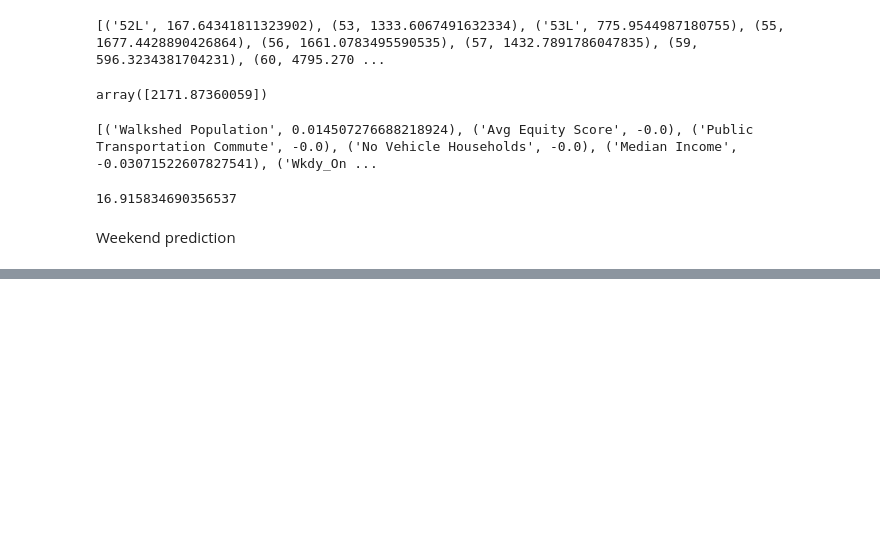
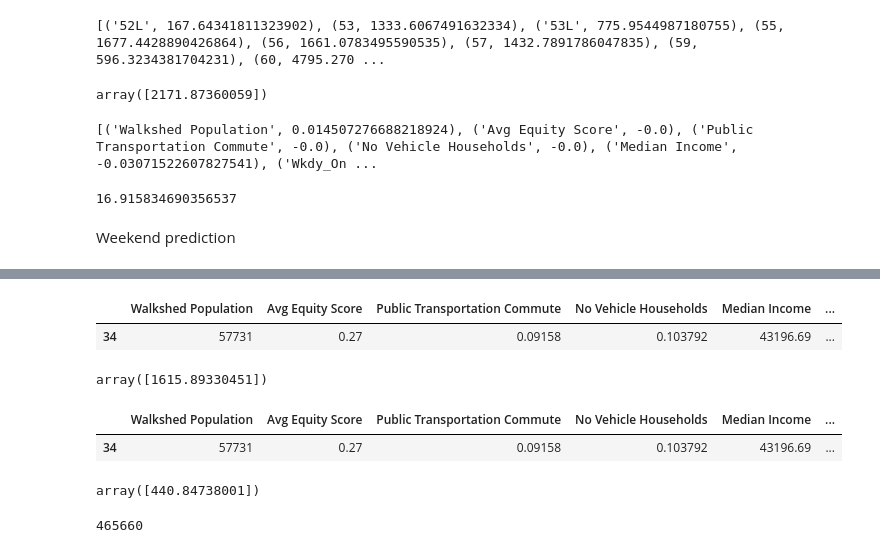
Before and after one commit to MattSamach/PPT_East_Busway, a Jupyter notebook: Notebooks/Ridership estimates.ipynb, the cells around one changed output, grey strips where cells are left out. Saved outputs shown, nothing was run; the diff lists cells and outputs as text; code cells hidden in the pictures; blank space fills up the shorter version.

```diff
--- a/Notebooks/Ridership estimates.ipynb
+++ b/Notebooks/Ridership estimates.ipynb
@@ -435,0 +493,44 @@ print( list(zip(wend_x.columns, enet_wend.coef_) ))
+# %%
+new_braddock_wkdy = wkdy_matrix_p7.copy()
+new_braddock_wkdy['Walkshed Population'] = 57731
+new_braddock_wkdy['Avg Equity Score'] = 0.27
+new_braddock_wkdy['Public Transportation Commute'] = 0.091579914
+new_braddock_wkdy['No Vehicle Households'] = 0.103791724
+new_braddock_wkdy['Median Income'] = 43196.69
+
+new_braddock_wkdy['Peak_Trips'] = 18
+new_braddock_wkdy['Weekday_Trips'] = 36
+new_braddock_wkdy['Wkdy_Peak_Hdwy'] = 20
+new_braddock_wkdy['Wkdy_Offpeak_Hdwy'] = 30
+new_braddock_wkdy['Peak_Runtime'] = 58/60.0
+new_braddock_wkdy['Offpeak_Runtime'] = (58-(24-18))/60.0
+new_braddock_wkdy
+# %% [output]
+|  | Walkshed Population | Avg Equity Score | Public Transportation Commute | No Vehicle Households | Median Income | ... |
+| 34 | 57731 | 0.27 | 0.09158 | 0.103792 | 43196.69 | ... |
+# %%
+enet_mod.predict(new_braddock_wkdy)
+# %% [output]
+array([1615.89330451])
+# %%
+new_braddock_wend = wend_matrix_p7.copy()
+new_braddock_wend['Walkshed Population'] = 57731
+new_braddock_wend['Avg Equity Score'] = 0.27
+new_braddock_wend['Public Transportation Commute'] = 0.091579914
+new_braddock_wend['No Vehicle Households'] = 0.103791724
+new_braddock_wend['Median Income'] = 43196.69
+new_braddock_wend['Weekend_Trips'] = 12
+new_braddock_wend['Weekend_Hdwy'] = 45
+new_braddock_wkdy['Offpeak_Runtime'] = (58-(24-18))/60.0
+new_braddock_wend
+# %% [output]
+|  | Walkshed Population | Avg Equity Score | Public Transportation Commute | No Vehicle Households | Median Income | ... |
+| 34 | 57731 | 0.27 | 0.09158 | 0.103792 | 43196.69 | ... |
+# %%
+enet_wend.predict(new_braddock_wend)
+# %% [output]
+array([440.84738001])
+# %%
+1615*52*5+440*52*2
+# %% [output]
+465660
```
Also changed, not shown: parts of 12 cells of this notebook, 3 other files.
